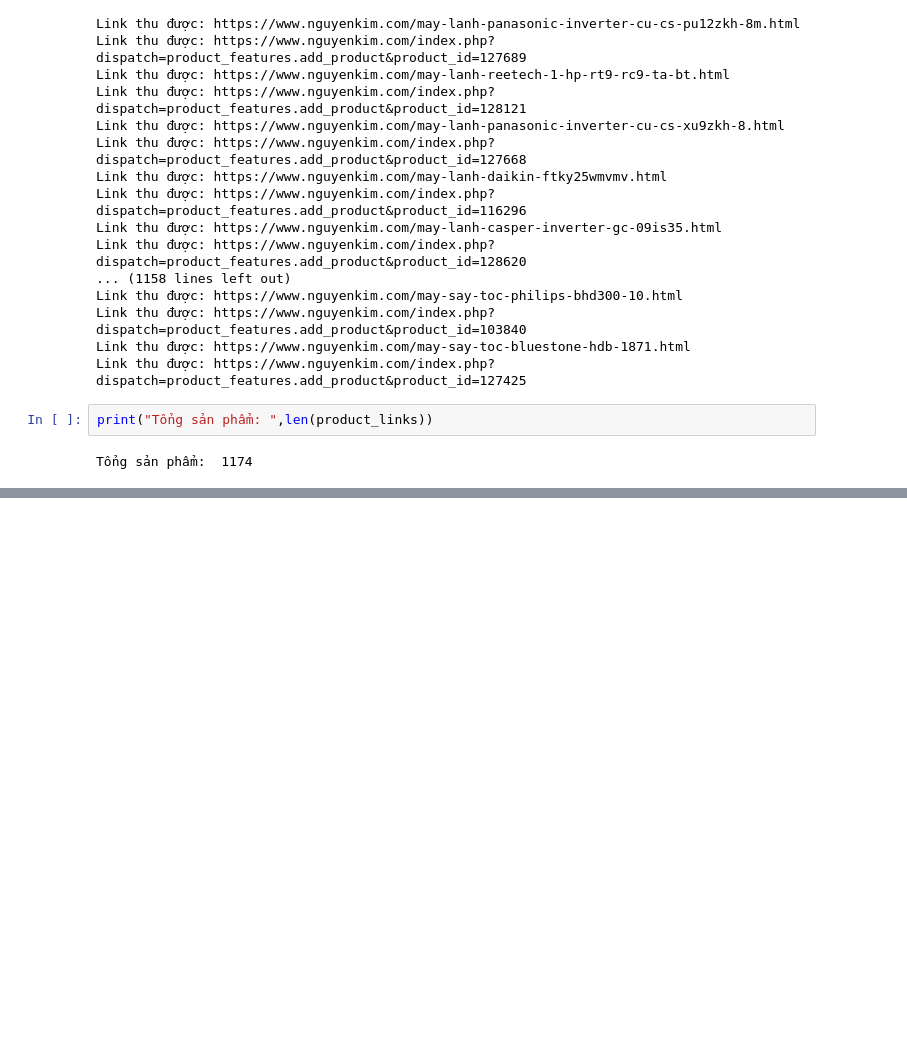
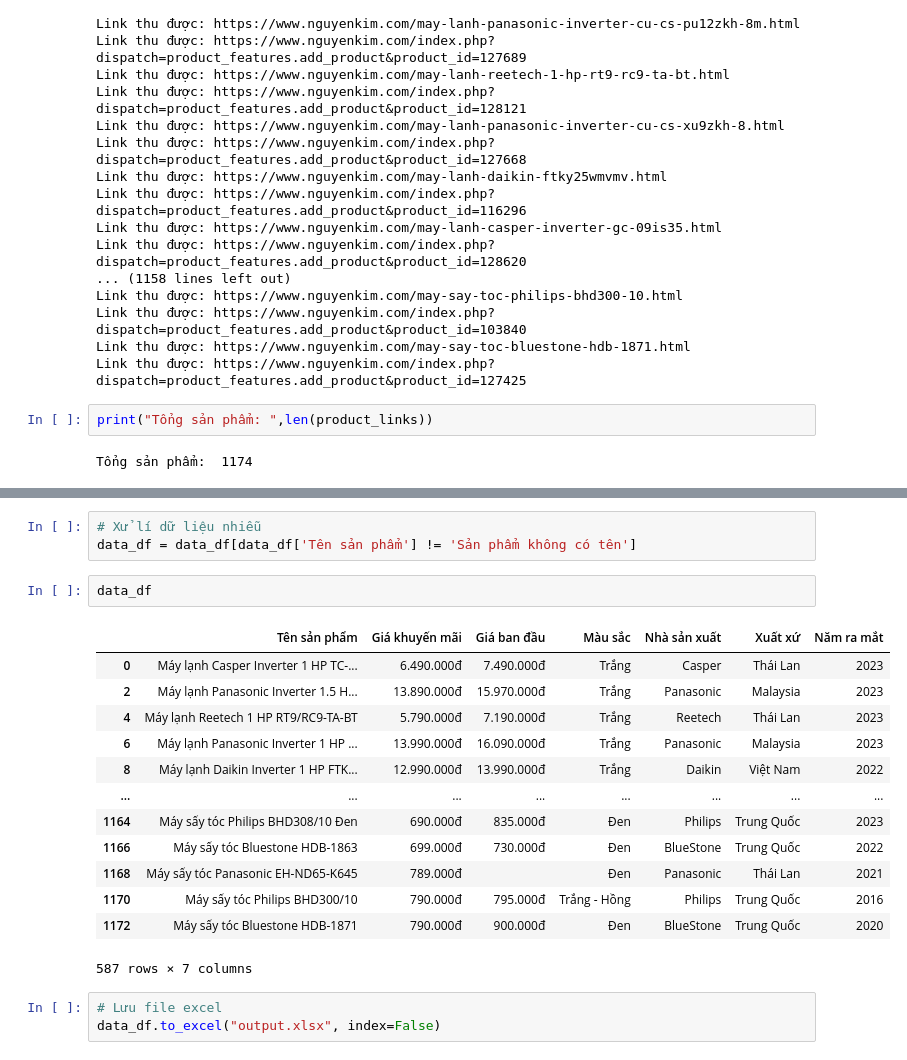
Before and after one commit to duykhoi5104/Learn-more-and-more, a Jupyter notebook: Do_an.ipynb, the cells around one changed output, grey strips where cells are left out. Drawn from its saved outputs; the diff is of its cells as text; blank space fills up the shorter version.

```diff
--- a/Do_an.ipynb
+++ b/Do_an.ipynb
@@ -273,0 +380,22 @@ Tổng sản phẩm:  1174
+# %%
+# Xử lí dữ liệu nhiễu
+data_df = data_df[data_df['Tên sản phẩm'] != 'Sản phẩm không có tên']
+# %%
+data_df
+# %% [output]
+|  | Tên sản phẩm | Giá khuyến mãi | Giá ban đầu | Màu sắc | Nhà sản xuất | Xuất xứ | Năm ra mắt |
+| 0 | Máy lạnh Casper Inverter 1 HP TC-... | 6.490.000đ | 7.490.000đ | Trắng | Casper | Thái Lan | 2023 |
+| 2 | Máy lạnh Panasonic Inverter 1.5 H... | 13.890.000đ | 15.970.000đ | Trắng | Panasonic | Malaysia | 2023 |
+| 4 | Máy lạnh Reetech 1 HP RT9/RC9-TA-BT | 5.790.000đ | 7.190.000đ | Trắng | Reetech | Thái Lan | 2023 |
+| 6 | Máy lạnh Panasonic Inverter 1 HP ... | 13.990.000đ | 16.090.000đ | Trắng | Panasonic | Malaysia | 2023 |
+| 8 | Máy lạnh Daikin Inverter 1 HP FTK... | 12.990.000đ | 13.990.000đ | Trắng | Daikin | Việt Nam | 2022 |
+| ... | ... | ... | ... | ... | ... | ... | ... |
+| 1164 | Máy sấy tóc Philips BHD308/10 Đen | 690.000đ | 835.000đ | Đen | Philips | Trung Quốc | 2023 |
+| 1166 | Máy sấy tóc Bluestone HDB-1863 | 699.000đ | 730.000đ | Đen | BlueStone | Trung Quốc | 2022 |
+| 1168 | Máy sấy tóc Panasonic EH-ND65-K645 | 789.000đ |  | Đen | Panasonic | Thái Lan | 2021 |
+| 1170 | Máy sấy tóc Philips BHD300/10 | 790.000đ | 795.000đ | Trắng - Hồng | Philips | Trung Quốc | 2016 |
+| 1172 | Máy sấy tóc Bluestone HDB-1871 | 790.000đ | 900.000đ | Đen | BlueStone | Trung Quốc | 2020 |
+587 rows × 7 columns
+# %%
+# Lưu file excel
+data_df.to_excel("output.xlsx", index=False)
```
Also changed, not shown: parts of 3 cells of this notebook, 1 other file.
